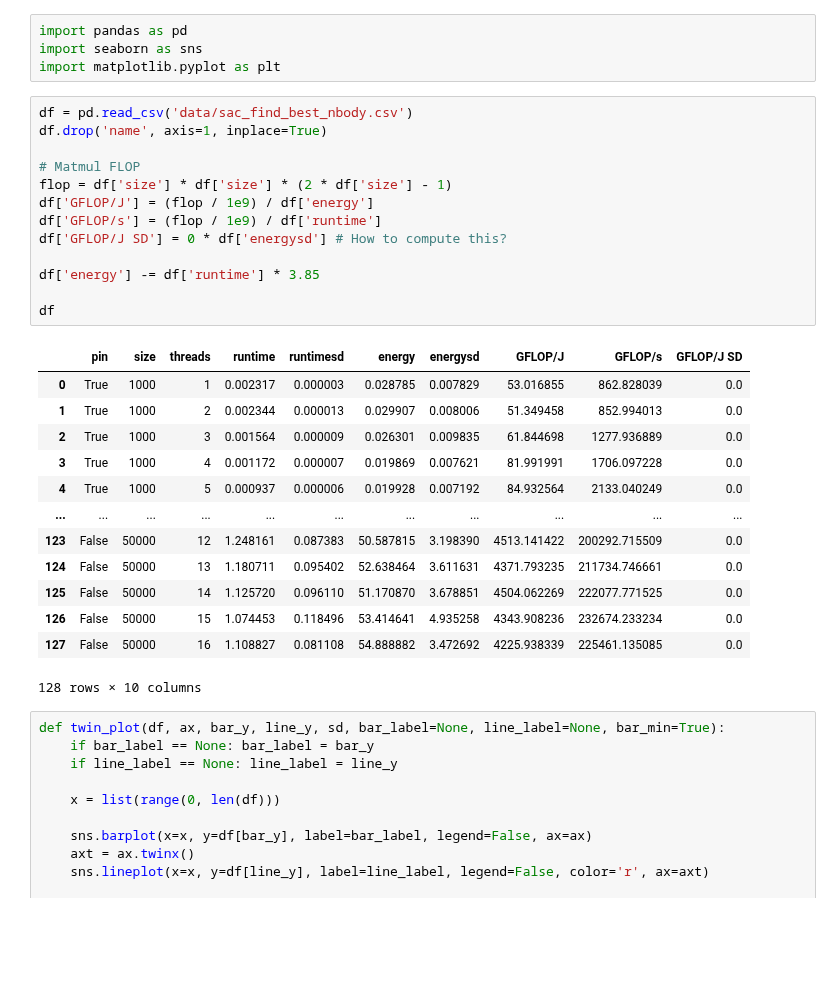
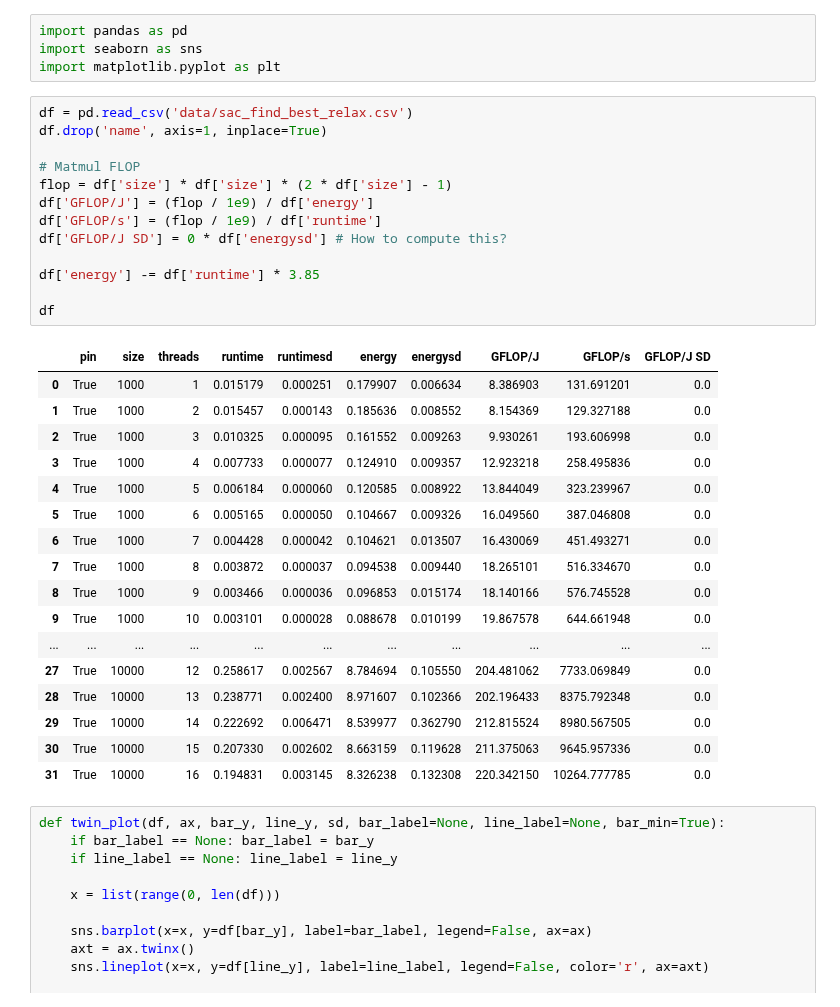
Before and after one commit to JordyAaldering/ecodynamic, a Jupyter notebook: sac_best.ipynb, the cells around one changed output. Cells and saved outputs as stored; diff of their text form; blank space fills up the shorter version.

```diff
--- a/sac_best.ipynb
+++ b/sac_best.ipynb
@@ -3,32 +3,36 @@ import pandas as pd
 import seaborn as sns
 import matplotlib.pyplot as plt
 # %%
-df = pd.read_csv('data/sac_find_best_nbody.csv')
+df = pd.read_csv('data/sac_find_best_relax.csv')
 df.drop('name', axis=1, inplace=True)
 
 # Matmul FLOP
 flop = df['size'] * df['size'] * (2 * df['size'] - 1)
 df['GFLOP/J'] = (flop / 1e9) / df['energy']
 df['GFLOP/s'] = (flop / 1e9) / df['runtime']
 df['GFLOP/J SD'] = 0 * df['energysd'] # How to compute this?
 
 df['energy'] -= df['runtime'] * 3.85
 
 df
 # %% [output]
 |  | pin | size | threads | runtime | runtimesd | energy | energysd | GFLOP/J | GFLOP/s | GFLOP/J SD |
-| 0 | True | 1000 | 1 | 0.002317 | 0.000003 | 0.028785 | 0.007829 | 53.016855 | 862.828039 | 0.0 |
-| 1 | True | 1000 | 2 | 0.002344 | 0.000013 | 0.029907 | 0.008006 | 51.349458 | 852.994013 | 0.0 |
-| 2 | True | 1000 | 3 | 0.001564 | 0.000009 | 0.026301 | 0.009835 | 61.844698 | 1277.936889 | 0.0 |
-| 3 | True | 1000 | 4 | 0.001172 | 0.000007 | 0.019869 | 0.007621 | 81.991991 | 1706.097228 | 0.0 |
-| 4 | True | 1000 | 5 | 0.000937 | 0.000006 | 0.019928 | 0.007192 | 84.932564 | 2133.040249 | 0.0 |
+| 0 | True | 1000 | 1 | 0.015179 | 0.000251 | 0.179907 | 0.006634 | 8.386903 | 131.691201 | 0.0 |
+| 1 | True | 1000 | 2 | 0.015457 | 0.000143 | 0.185636 | 0.008552 | 8.154369 | 129.327188 | 0.0 |
+| 2 | True | 1000 | 3 | 0.010325 | 0.000095 | 0.161552 | 0.009263 | 9.930261 | 193.606998 | 0.0 |
+| 3 | True | 1000 | 4 | 0.007733 | 0.000077 | 0.124910 | 0.009357 | 12.923218 | 258.495836 | 0.0 |
+| 4 | True | 1000 | 5 | 0.006184 | 0.000060 | 0.120585 | 0.008922 | 13.844049 | 323.239967 | 0.0 |
+| 5 | True | 1000 | 6 | 0.005165 | 0.000050 | 0.104667 | 0.009326 | 16.049560 | 387.046808 | 0.0 |
+| 6 | True | 1000 | 7 | 0.004428 | 0.000042 | 0.104621 | 0.013507 | 16.430069 | 451.493271 | 0.0 |
+| 7 | True | 1000 | 8 | 0.003872 | 0.000037 | 0.094538 | 0.009440 | 18.265101 | 516.334670 | 0.0 |
+| 8 | True | 1000 | 9 | 0.003466 | 0.000036 | 0.096853 | 0.015174 | 18.140166 | 576.745528 | 0.0 |
+| 9 | True | 1000 | 10 | 0.003101 | 0.000028 | 0.088678 | 0.010199 | 19.867578 | 644.661948 | 0.0 |
 | ... | ... | ... | ... | ... | ... | ... | ... | ... | ... | ... |
-| 123 | False | 50000 | 12 | 1.248161 | 0.087383 | 50.587815 | 3.198390 | 4513.141422 | 200292.715509 | 0.0 |
-| 124 | False | 50000 | 13 | 1.180711 | 0.095402 | 52.638464 | 3.611631 | 4371.793235 | 211734.746661 | 0.0 |
-| 125 | False | 50000 | 14 | 1.125720 | 0.096110 | 51.170870 | 3.678851 | 4504.062269 | 222077.771525 | 0.0 |
-| 126 | False | 50000 | 15 | 1.074453 | 0.118496 | 53.414641 | 4.935258 | 4343.908236 | 232674.233234 | 0.0 |
-| 127 | False | 50000 | 16 | 1.108827 | 0.081108 | 54.888882 | 3.472692 | 4225.938339 | 225461.135085 | 0.0 |
+| 27 | True | 10000 | 12 | 0.258617 | 0.002567 | 8.784694 | 0.105550 | 204.481062 | 7733.069849 | 0.0 |
+| 28 | True | 10000 | 13 | 0.238771 | 0.002400 | 8.971607 | 0.102366 | 202.196433 | 8375.792348 | 0.0 |
+| 29 | True | 10000 | 14 | 0.222692 | 0.006471 | 8.539977 | 0.362790 | 212.815524 | 8980.567505 | 0.0 |
+| 30 | True | 10000 | 15 | 0.207330 | 0.002602 | 8.663159 | 0.119628 | 211.375063 | 9645.957336 | 0.0 |
+| 31 | True | 10000 | 16 | 0.194831 | 0.003145 | 8.326238 | 0.132308 | 220.342150 | 10264.777785 | 0.0 |
-128 rows × 10 columns
 # %%
 def twin_plot(df, ax, bar_y, line_y, sd, bar_label=None, line_label=None, bar_min=True):
     if bar_label == None: bar_label = bar_y
```
Also changed, not shown: parts of 1 cell of this notebook, 1 other file.
